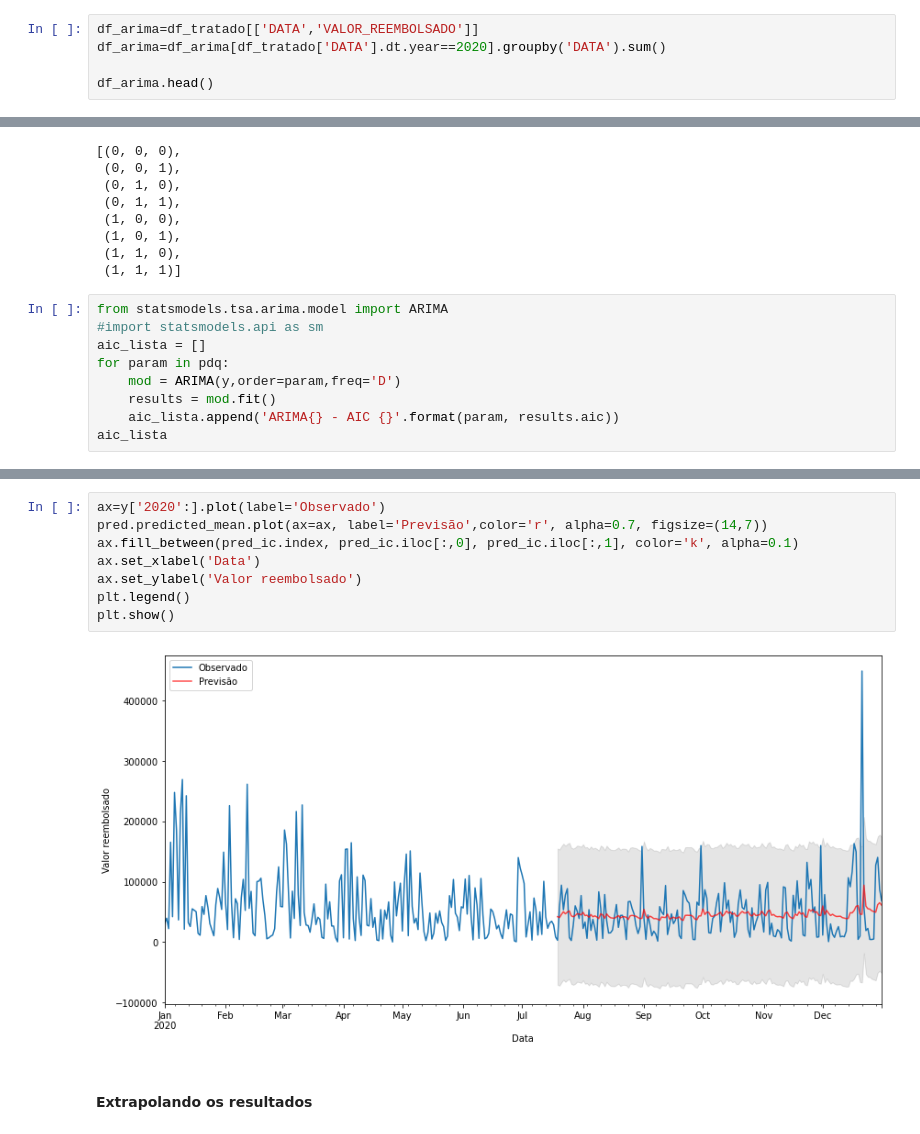
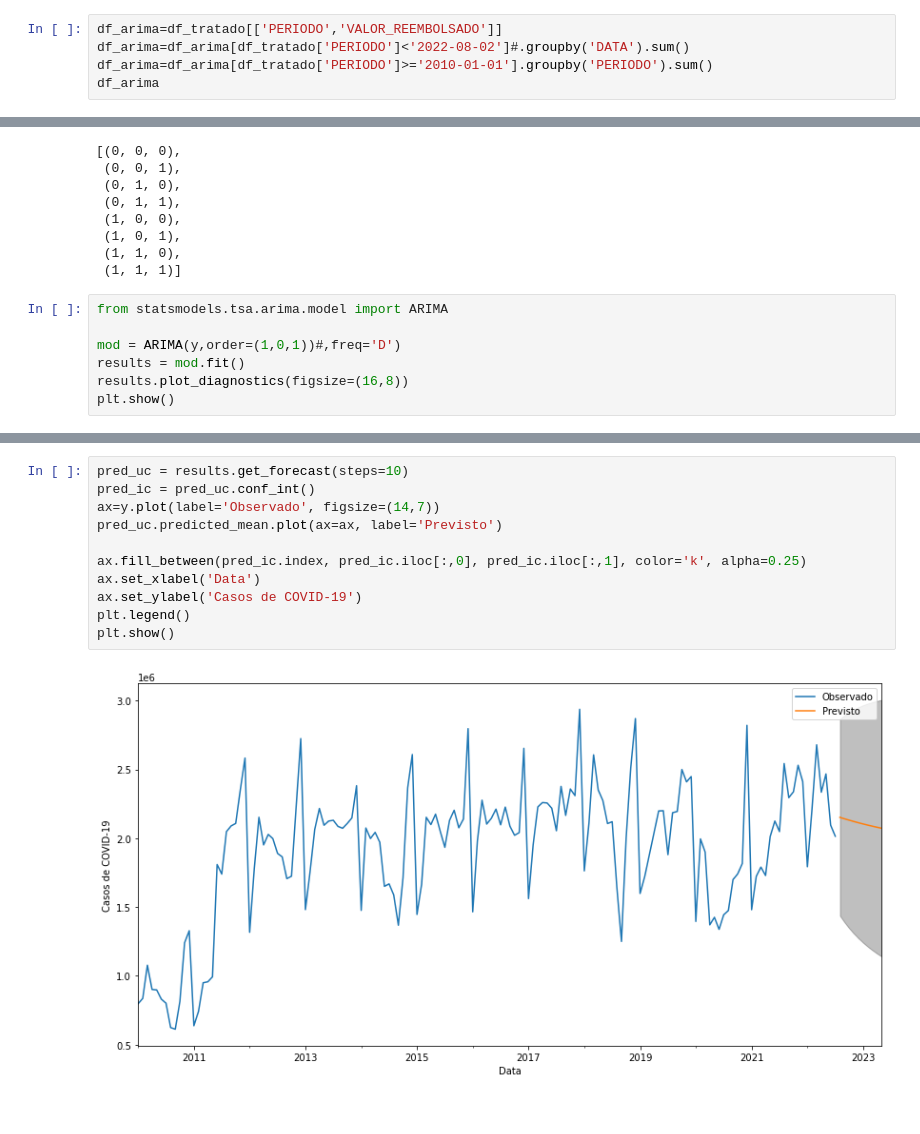
Before and after one commit to ThaisBee/CEAPS, a Jupyter notebook: CEAPS.ipynb, the cells around one changed output, grey strips where cells are left out. Drawn from its saved outputs; the diff is of its cells as text.

```diff
--- a/CEAPS.ipynb
+++ b/CEAPS.ipynb
@@ -594,9 +600,9 @@ Agora temos nossos dados limpos e prontos para análises!
 # %% [markdown]
 ### Séries temporais - Modelo Arima
 # %%
-df_arima=df_tratado[['DATA','VALOR_REEMBOLSADO']]
-df_arima=df_arima[df_tratado['DATA'].dt.year==2020].groupby('DATA').sum()
-
-df_arima.head()
+df_arima=df_tratado[['PERIODO','VALOR_REEMBOLSADO']]
+df_arima=df_arima[df_tratado['PERIODO']<'2022-08-02']#.groupby('DATA').sum()
+df_arima=df_arima[df_tratado['PERIODO']>='2010-01-01'].groupby('PERIODO').sum()
+df_arima
 # %% [output]
 |  | VALOR_REEMBOLSADO |
@@ -701,11 +767,9 @@ pdq
  (1, 1, 1)]
 # %%
 from statsmodels.tsa.arima.model import ARIMA
-#import statsmodels.api as sm
-aic_lista = []
-for param in pdq:
-    mod = ARIMA(y,order=param,freq='D')
-    results = mod.fit()
-    aic_lista.append('ARIMA{} - AIC {}'.format(param, results.aic))
-aic_lista
+
+mod = ARIMA(y,order=(1,0,1))#,freq='D')
+results = mod.fit()
+results.plot_diagnostics(figsize=(16,8))
+plt.show()
 # %% [output]
@@ -764,12 +810,13 @@ pred_ic.head(2)
 # %%
-ax=y['2020':].plot(label='Observado')
-pred.predicted_mean.plot(ax=ax, label='Previsão',color='r', alpha=0.7, figsize=(14,7))
-ax.fill_between(pred_ic.index, pred_ic.iloc[:,0], pred_ic.iloc[:,1], color='k', alpha=0.1)
+pred_uc = results.get_forecast(steps=10)
+pred_ic = pred_uc.conf_int()
+ax=y.plot(label='Observado', figsize=(14,7))
+pred_uc.predicted_mean.plot(ax=ax, label='Previsto')
+
+ax.fill_between(pred_ic.index, pred_ic.iloc[:,0], pred_ic.iloc[:,1], color='k', alpha=0.25)
 ax.set_xlabel('Data')
-ax.set_ylabel('Valor reembolsado')
+ax.set_ylabel('Casos de COVID-19')
 plt.legend()
 plt.show()
 # %% [output]
-[figure, old version]
+[figure, new version]
-# %% [markdown]
-#### Extrapolando os resultados
```
Also changed, not shown: parts of 26 cells of this notebook.
